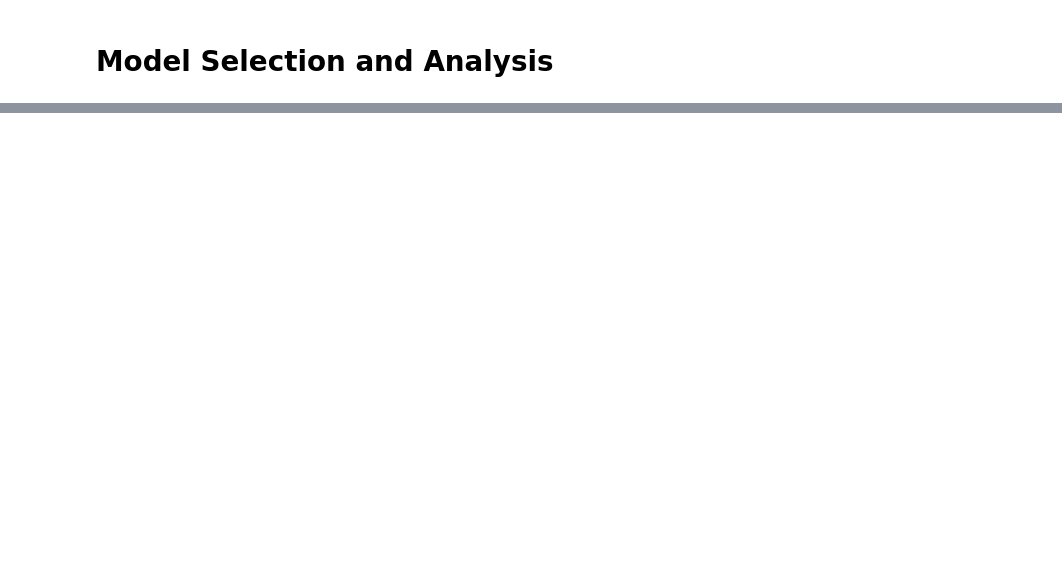
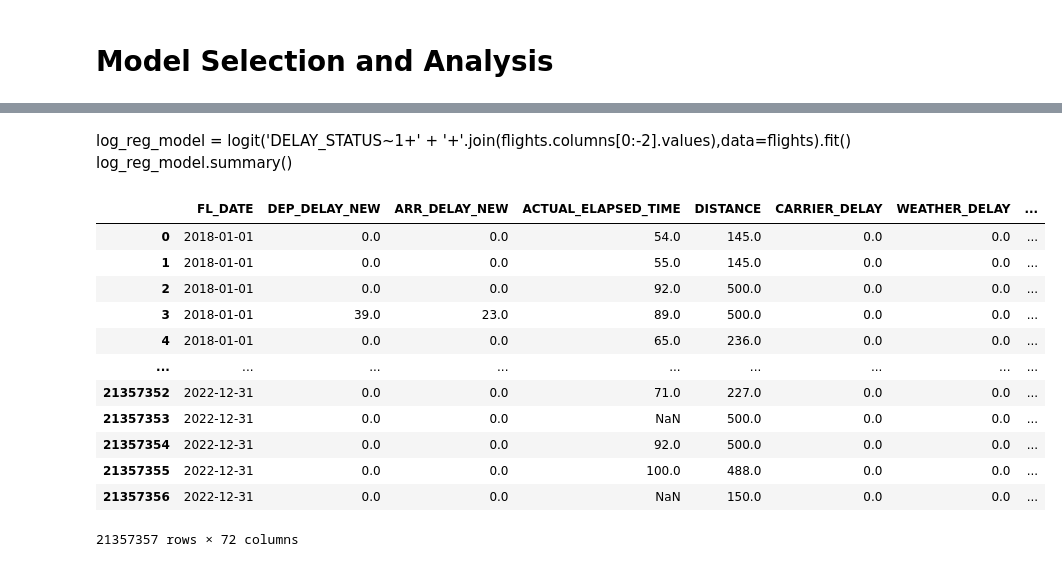
Before and after one commit to ssamat/COGS109, a Jupyter notebook: Final_Project_Template.ipynb, the cells around one changed output, grey strips where cells are left out. Drawn from its saved outputs; the diff is of its cells as text; code cells hidden in the pictures; blank space fills up the shorter version.

```diff
--- a/Final_Project_Template.ipynb
+++ b/Final_Project_Template.ipynb
@@ -377,0 +369,40 @@ KeyboardInterrupt:
+# %% [markdown]
+
+log_reg_model = logit('DELAY_STATUS~1+' + '+'.join(flights.columns[0:-2].values),data=flights).fit()
+log_reg_model.summary()
+# %%
+# Get the top 20 most common cities in 'ORIGIN_CITY_NAME'
+top_origin_cities = flights['ORIGIN_CITY_NAME'].value_counts().nlargest(20).index
+
+# Perform one-hot encoding for 'ORIGIN_CITY_NAME' with the top 20 cities
+origin_city_encoded = pd.get_dummies(flights['ORIGIN_CITY_NAME'].where(flights['ORIGIN_CITY_NAME'].isin(top_origin_cities)), prefix='OriginCity')
+
+# Get the top 20 most common cities in 'DEST_CITY_NAME'
+top_dest_cities = flights['DEST_CITY_NAME'].value_counts().nlargest(20).index
+
+# Perform one-hot encoding for 'DEST_CITY_NAME' with the top 20 cities
+dest_city_encoded = pd.get_dummies(flights['DEST_CITY_NAME'].where(flights['DEST_CITY_NAME'].isin(top_dest_cities)), prefix='DestCity')
+carrier_encoded = pd.get_dummies(flights['OP_UNIQUE_CARRIER'], prefix='Carrier')
+
+# Concatenate the one-hot encoded columns with the original DataFrame
+encoded_data = pd.concat([flights, origin_city_encoded, dest_city_encoded, carrier_encoded], axis=1)
+
+# Drop the original categorical columns from the encoded DataFrame
+encoded_data.drop(['ORIGIN_CITY_NAME', 'DEST_CITY_NAME','OP_UNIQUE_CARRIER'], axis=1, inplace=True)
+
+# View the resulting encoded DataFrame
+encoded_data
+# %% [output]
+|  | FL_DATE | DEP_DELAY_NEW | ARR_DELAY_NEW | ACTUAL_ELAPSED_TIME | DISTANCE | CARRIER_DELAY | WEATHER_DELAY | ... |
+| 0 | 2018-01-01 | 0.0 | 0.0 | 54.0 | 145.0 | 0.0 | 0.0 | ... |
+| 1 | 2018-01-01 | 0.0 | 0.0 | 55.0 | 145.0 | 0.0 | 0.0 | ... |
+| 2 | 2018-01-01 | 0.0 | 0.0 | 92.0 | 500.0 | 0.0 | 0.0 | ... |
+| 3 | 2018-01-01 | 39.0 | 23.0 | 89.0 | 500.0 | 0.0 | 0.0 | ... |
+| 4 | 2018-01-01 | 0.0 | 0.0 | 65.0 | 236.0 | 0.0 | 0.0 | ... |
+| ... | ... | ... | ... | ... | ... | ... | ... | ... |
+| 21357352 | 2022-12-31 | 0.0 | 0.0 | 71.0 | 227.0 | 0.0 | 0.0 | ... |
+| 21357353 | 2022-12-31 | 0.0 | 0.0 | NaN | 500.0 | 0.0 | 0.0 | ... |
+| 21357354 | 2022-12-31 | 0.0 | 0.0 | 92.0 | 500.0 | 0.0 | 0.0 | ... |
+| 21357355 | 2022-12-31 | 0.0 | 0.0 | 100.0 | 488.0 | 0.0 | 0.0 | ... |
+| 21357356 | 2022-12-31 | 0.0 | 0.0 | NaN | 150.0 | 0.0 | 0.0 | ... |
+21357357 rows × 72 columns
```
Also changed, not shown: parts of 31 cells of this notebook.
